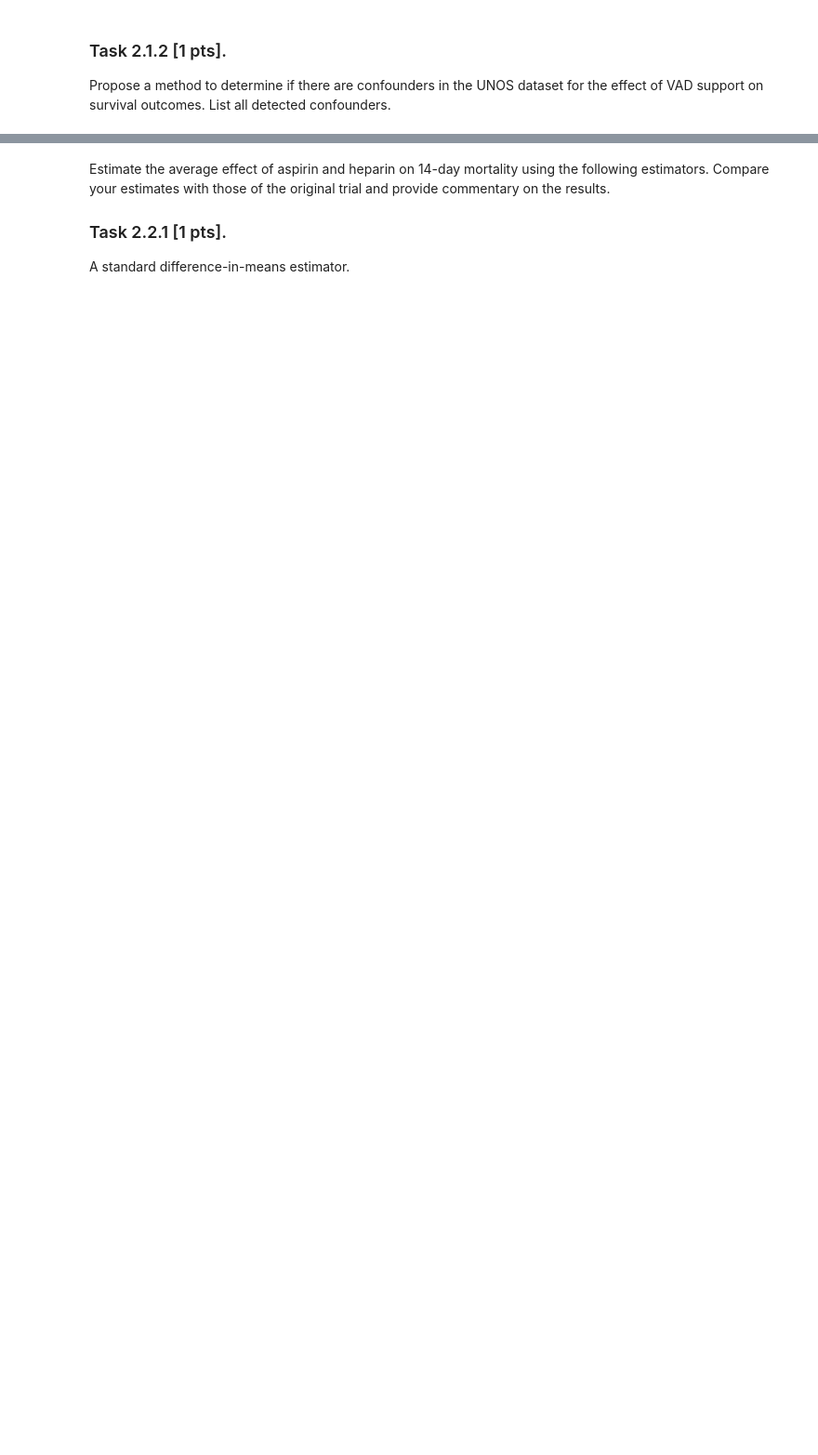
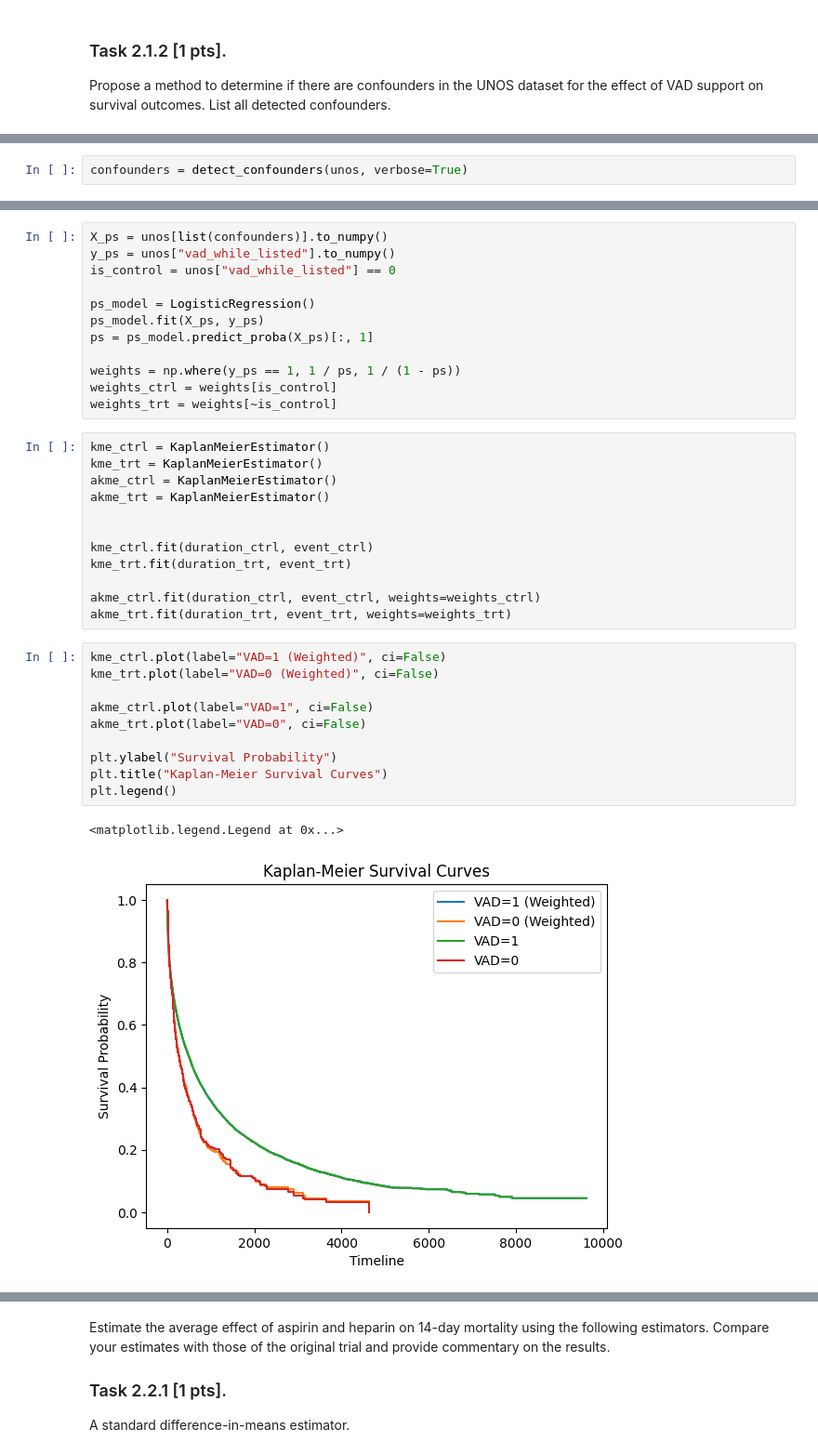
Before and after one commit to aarontyliu/cph-200b, a Jupyter notebook: Project 2/notebook.ipynb, the cells around one changed output, grey strips where cells are left out. Shown: that part at 93% size. Drawn from its saved outputs; the diff is of its cells as text; blank space fills up the shorter version.

```diff
--- a/Project 2/notebook.ipynb
+++ b/Project 2/notebook.ipynb
@@ -108,0 +325,2 @@ Propose a method to determine if there are confounders in the UNOS dataset for t
+# %%
+confounders = detect_confounders(unos, verbose=True)
@@ -112,2 +468,39 @@ For the comparison of survival curves to have a causal interpretation, we need t
+# %%
+X_ps = unos[list(confounders)].to_numpy()
+y_ps = unos["vad_while_listed"].to_numpy()
+is_control = unos["vad_while_listed"] == 0
+
+ps_model = LogisticRegression()
+ps_model.fit(X_ps, y_ps)
+ps = ps_model.predict_proba(X_ps)[:, 1]
+
+weights = np.where(y_ps == 1, 1 / ps, 1 / (1 - ps))
+weights_ctrl = weights[is_control]
+weights_trt = weights[~is_control]
+# %%
+kme_ctrl = KaplanMeierEstimator()
+kme_trt = KaplanMeierEstimator()
+akme_ctrl = KaplanMeierEstimator()
+akme_trt = KaplanMeierEstimator()
+
+
+kme_ctrl.fit(duration_ctrl, event_ctrl)
+kme_trt.fit(duration_trt, event_trt)
+
+akme_ctrl.fit(duration_ctrl, event_ctrl, weights=weights_ctrl)
+akme_trt.fit(duration_trt, event_trt, weights=weights_trt)
+# %%
+kme_ctrl.plot(label="VAD=1 (Weighted)", ci=False)
+kme_trt.plot(label="VAD=0 (Weighted)", ci=False)
+
+akme_ctrl.plot(label="VAD=1", ci=False)
+akme_trt.plot(label="VAD=0", ci=False)
+
+plt.ylabel("Survival Probability")
+plt.title("Kaplan-Meier Survival Curves")
+plt.legend()
+# %% [output]
+<matplotlib.legend.Legend at 0x...>
+[figure, added]
 # %% [markdown]
 ### Task 2.1.4 [2 pts].
```
Also changed, not shown: parts of 52 cells of this notebook, 2 other files.
